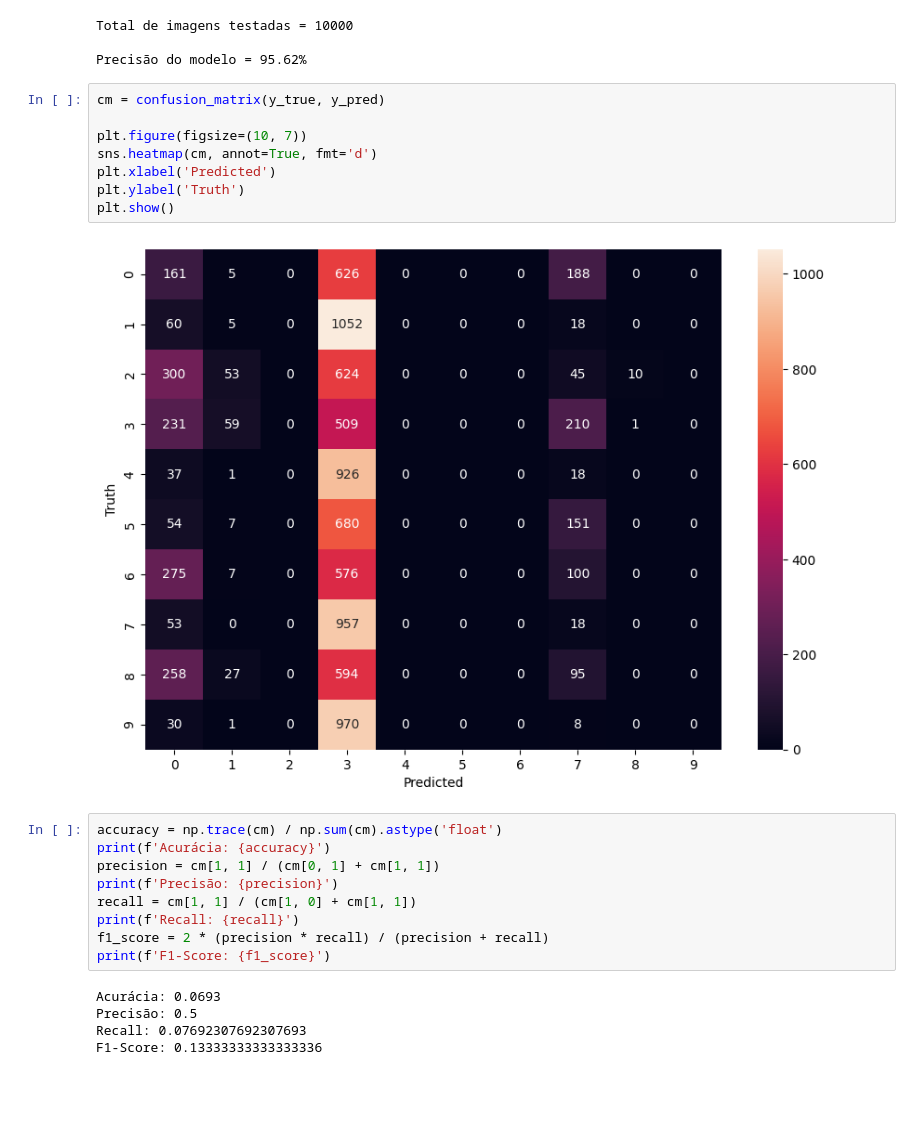
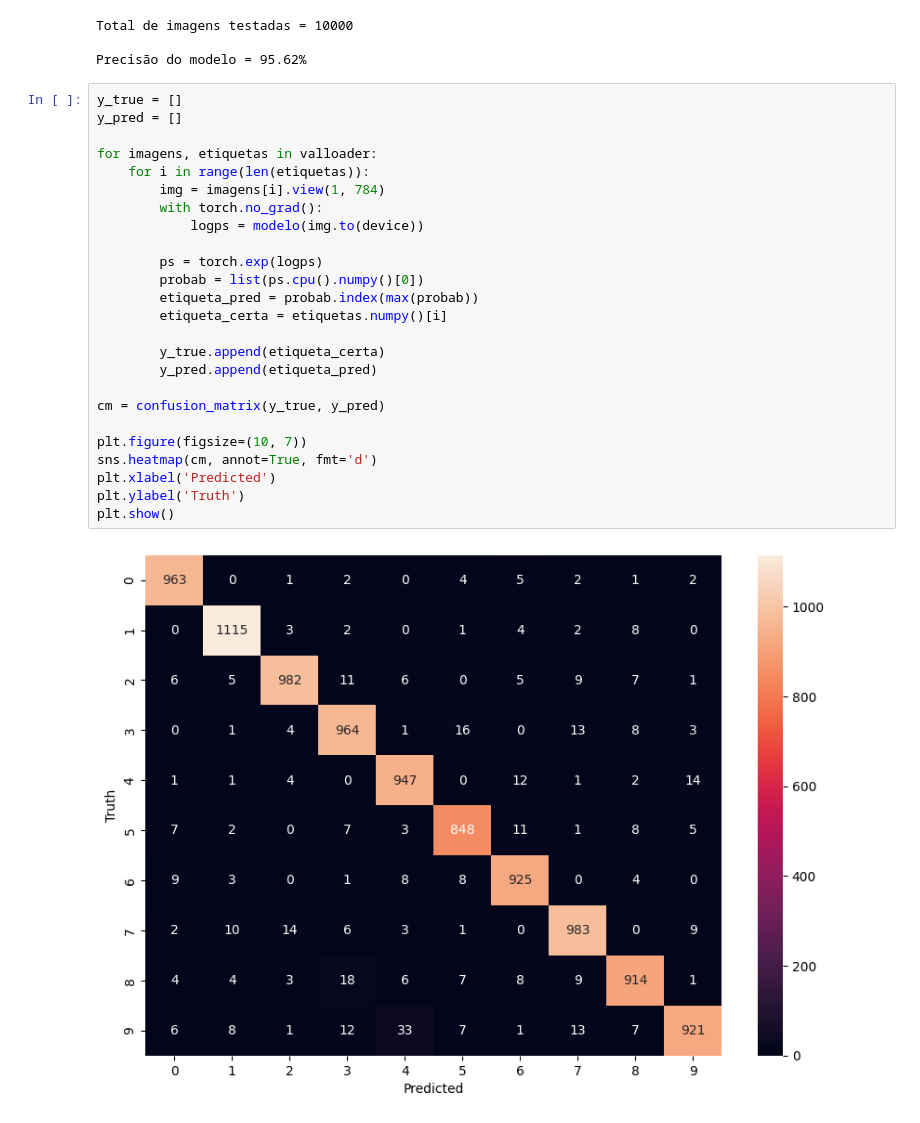
Before and after one commit to JoaoBarroso4/rede_neural_do_zero, a Jupyter notebook: Rede_neural_do_zero.ipynb, the cells around one changed output. Cells and saved outputs as stored; diff of their text form; blank space fills up the shorter version.

```diff
--- a/Rede_neural_do_zero.ipynb
+++ b/Rede_neural_do_zero.ipynb
@@ -143,26 +138,29 @@ Total de imagens testadas = 10000
 
 Precisão do modelo = 95.62%
 # %%
+y_true = []
+y_pred = []
+
+for imagens, etiquetas in valloader:
+    for i in range(len(etiquetas)):
+        img = imagens[i].view(1, 784)
+        with torch.no_grad():
+            logps = modelo(img.to(device))
+
+        ps = torch.exp(logps)
+        probab = list(ps.cpu().numpy()[0])
+        etiqueta_pred = probab.index(max(probab))
+        etiqueta_certa = etiquetas.numpy()[i]
+
+        y_true.append(etiqueta_certa)
+        y_pred.append(etiqueta_pred)
+
 cm = confusion_matrix(y_true, y_pred)
 
 plt.figure(figsize=(10, 7))
 sns.heatmap(cm, annot=True, fmt='d')
 plt.xlabel('Predicted')
 plt.ylabel('Truth')
 plt.show()
 # %% [output]
-[figure, old version]
+[figure, new version]
-# %%
-accuracy = np.trace(cm) / np.sum(cm).astype('float')
-print(f'Acurácia: {accuracy}')
-precision = cm[1, 1] / (cm[0, 1] + cm[1, 1])
-print(f'Precisão: {precision}')
-recall = cm[1, 1] / (cm[1, 0] + cm[1, 1])
-print(f'Recall: {recall}')
-f1_score = 2 * (precision * recall) / (precision + recall)
-print(f'F1-Score: {f1_score}')
-# %% [output]
-Acurácia: 0.0693
-Precisão: 0.5
-Recall: 0.07692307692307693
-F1-Score: 0.13333333333333336
```
Also changed, not shown: parts of 2 cells of this notebook.
